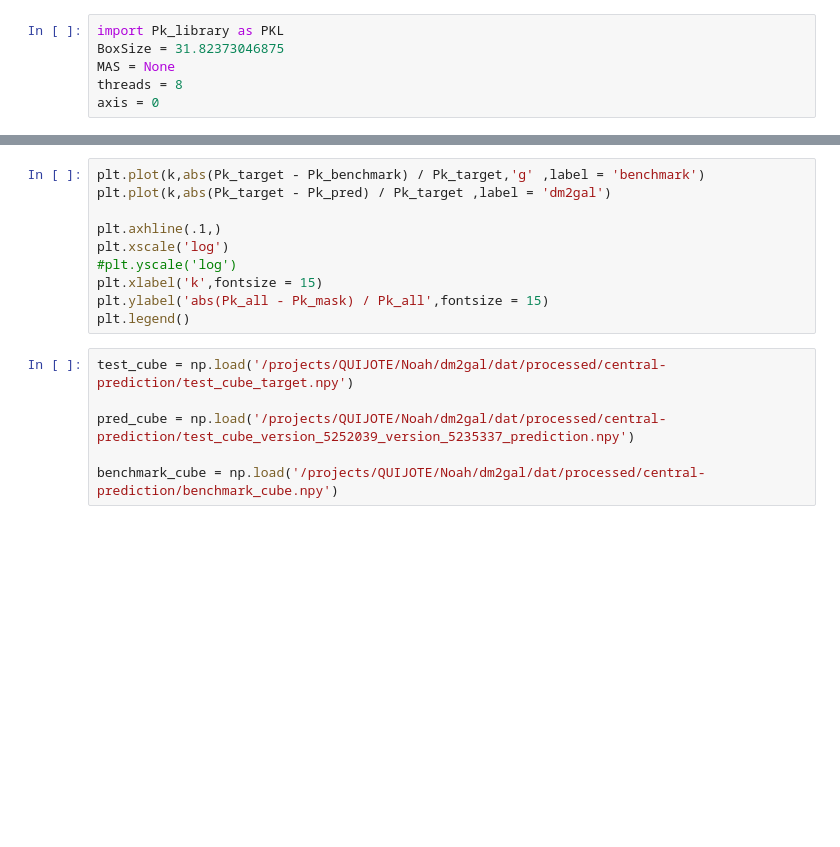
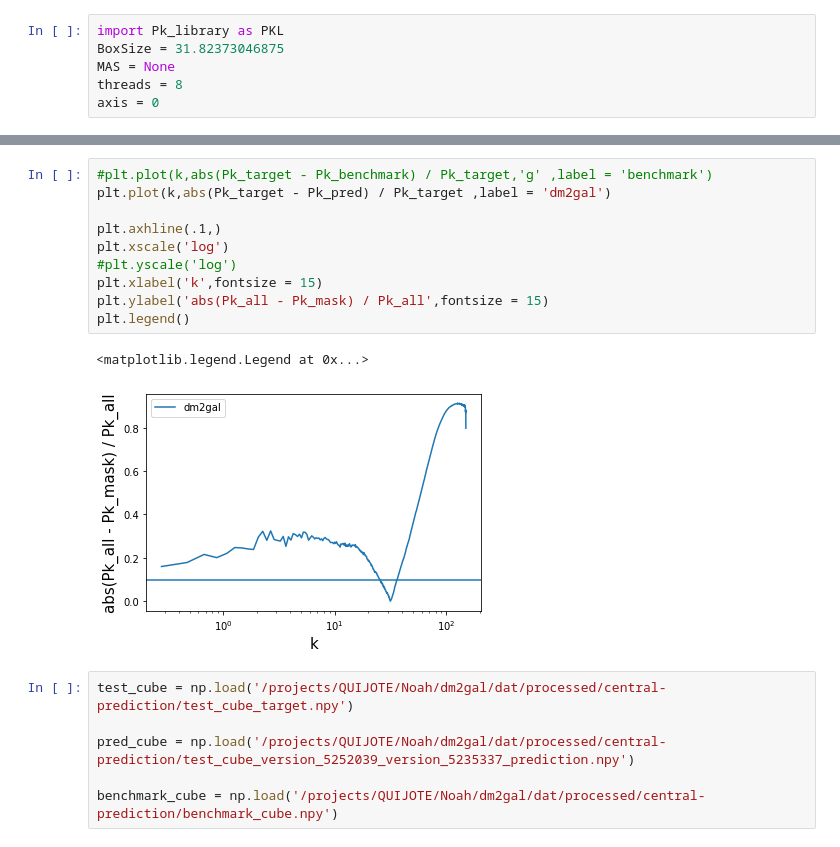
Before and after one commit to nkasmanoff/dm2gal, a Jupyter notebook: Notebooks/Fun Plots.ipynb, the cells around one changed output, grey strips where cells are left out. Cells and saved outputs as stored; diff of their text form; blank space fills up the shorter version.

```diff
--- a/Notebooks/Fun Plots.ipynb
+++ b/Notebooks/Fun Plots.ipynb
@@ -122,13 +149,16 @@ plt.legend()
 # %%
-plt.plot(k,abs(Pk_target - Pk_benchmark) / Pk_target,'g' ,label = 'benchmark')
+#plt.plot(k,abs(Pk_target - Pk_benchmark) / Pk_target,'g' ,label = 'benchmark')
 plt.plot(k,abs(Pk_target - Pk_pred) / Pk_target ,label = 'dm2gal')
 
 plt.axhline(.1,)
 plt.xscale('log')
 #plt.yscale('log')
 plt.xlabel('k',fontsize = 15)
 plt.ylabel('abs(Pk_all - Pk_mask) / Pk_all',fontsize = 15)
 plt.legend()
+# %% [output]
+<matplotlib.legend.Legend at 0x...>
+[figure, added]
 # %%
 test_cube = np.load('/projects/QUIJOTE/Noah/dm2gal/dat/processed/central-prediction/test_cube_target.npy')
 
```
Also changed, not shown: parts of 20 cells of this notebook, 4 other files.
